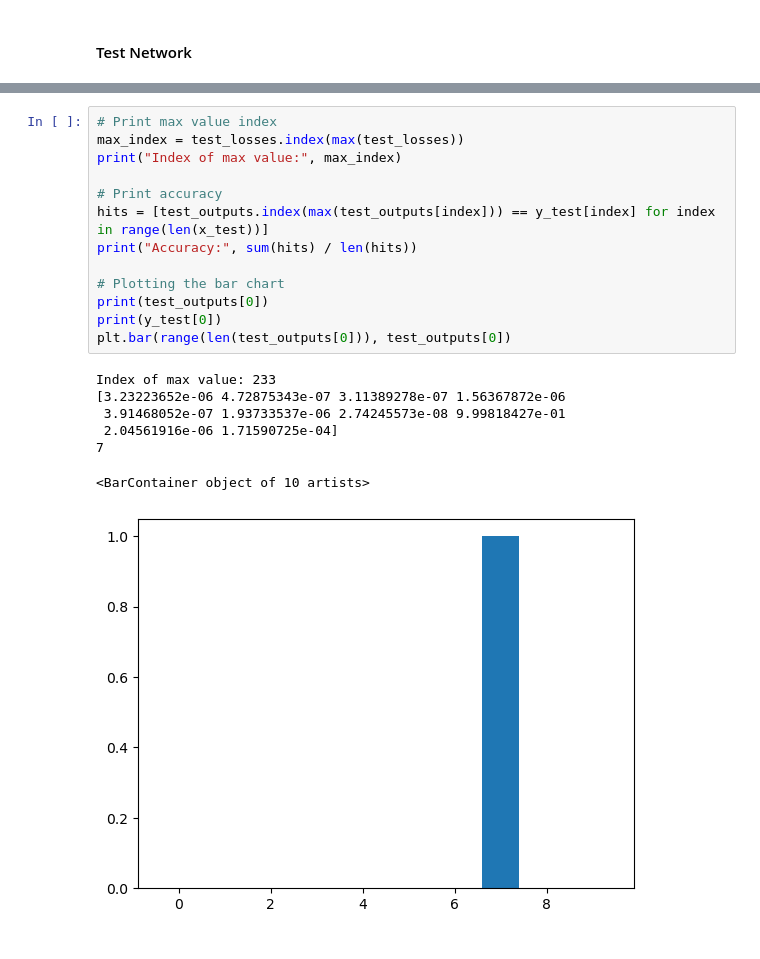
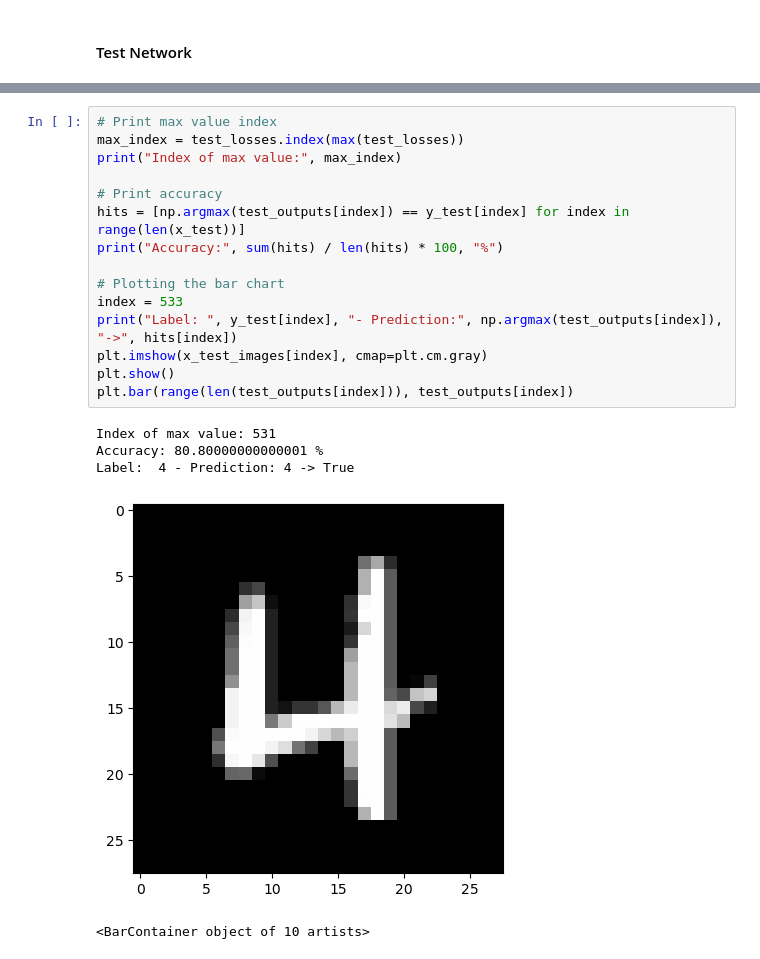
Before and after one commit to mario-ruoff/machine-learning-collection, a Jupyter notebook: neural_network.ipynb, the cells around one changed output, grey strips where cells are left out. Saved outputs shown, nothing was run; the diff lists cells and outputs as text.

```diff
--- a/neural_network.ipynb
+++ b/neural_network.ipynb
@@ -123,21 +120,21 @@ plt.plot(test_losses)
 # %%
 # Print max value index
 max_index = test_losses.index(max(test_losses))
 print("Index of max value:", max_index)
 
 # Print accuracy
-hits = [test_outputs.index(max(test_outputs[index])) == y_test[index] for index in range(len(x_test))]
-print("Accuracy:", sum(hits) / len(hits))
+hits = [np.argmax(test_outputs[index]) == y_test[index] for index in range(len(x_test))]
+print("Accuracy:", sum(hits) / len(hits) * 100, "%")
 
 # Plotting the bar chart
-print(test_outputs[0])
-print(y_test[0])
-plt.bar(range(len(test_outputs[0])), test_outputs[0])
+index = 533
+print("Label: ", y_test[index], "- Prediction:", np.argmax(test_outputs[index]), "->", hits[index])
+plt.imshow(x_test_images[index], cmap=plt.cm.gray)
+plt.show()
+plt.bar(range(len(test_outputs[index])), test_outputs[index])
 # %% [output]
-Index of max value: 233
-[3.23223652e-06 4.72875343e-07 3.11389278e-07 1.56367872e-06
- 3.91468052e-07 1.93733537e-06 2.74245573e-08 9.99818427e-01
- 2.04561916e-06 1.71590725e-04]
-7
+Index of max value: 531
+Accuracy: 80.80000000000001 %
+Label:  4 - Prediction: 4 -> True
+[figure, new version]
 <BarContainer object of 10 artists>
-[figure, old version]
```
Also changed, not shown: parts of 8 cells of this notebook.
